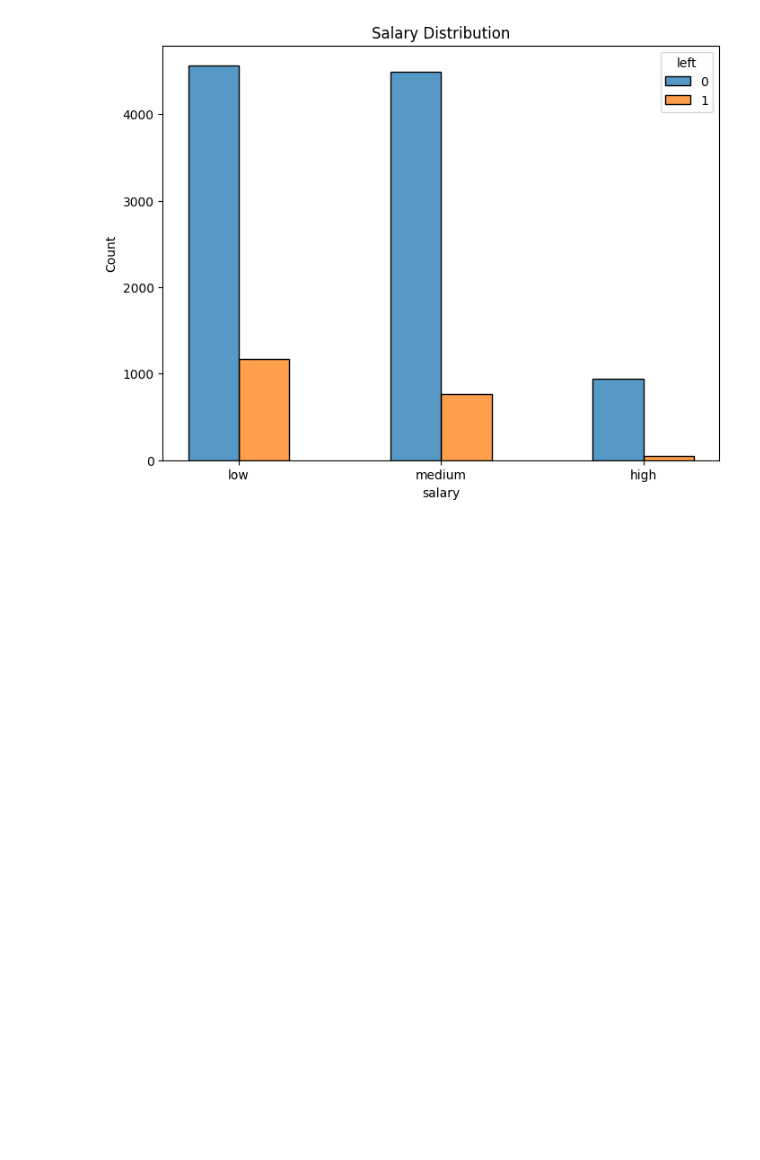
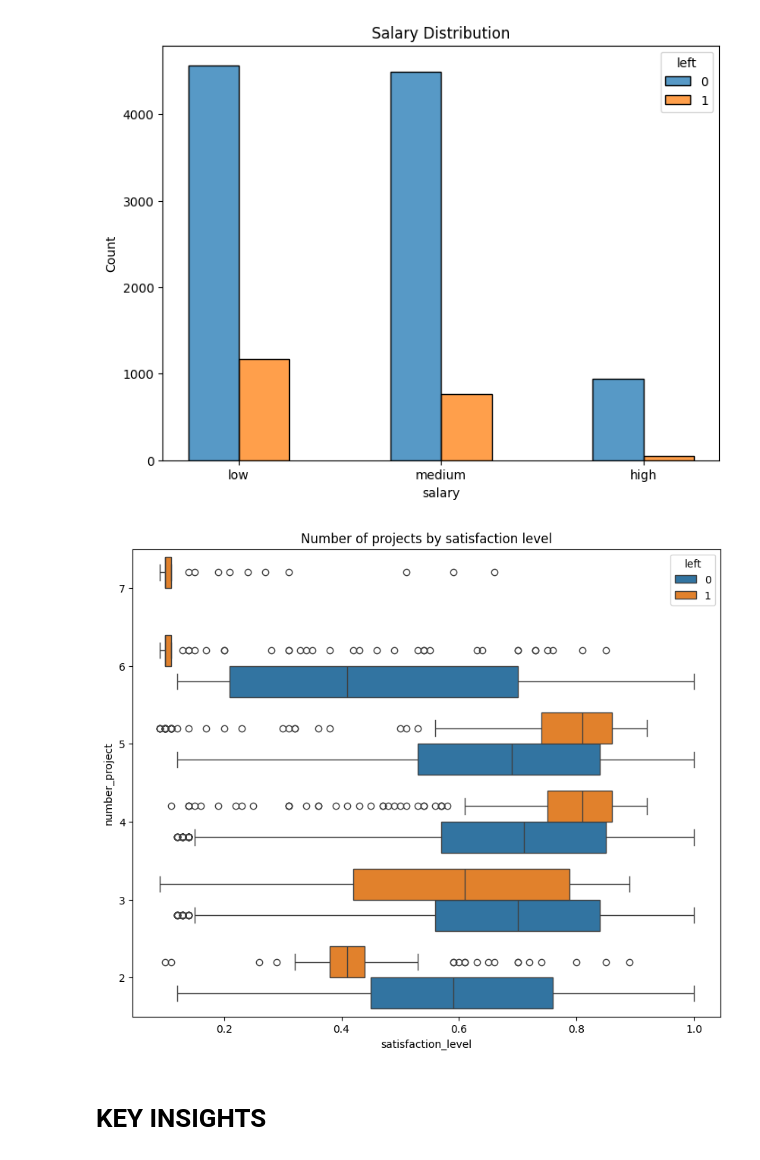
Before and after one commit to John-Kyalo/Employee-Churn-, a Jupyter notebook: Employee_Churn.ipynb, the cells around one changed output. Saved outputs shown, nothing was run; the diff lists cells and outputs as text; code cells hidden in the pictures; blank space fills up the shorter version.

```diff
--- a/Employee_Churn.ipynb
+++ b/Employee_Churn.ipynb
@@ -253,3 +253,13 @@ plt.title('Salary Distribution')
 plt.show()
 # %% [output]
 [figure]
+# %%
+plt.figure(figsize=(10,8))
+ax=sns.boxplot(x='satisfaction_level', y='number_project', data=df1, orient='h', hue='left')
+ax.invert_yaxis()
+plt.title('Number of projects by satisfaction level')
+plt.show()
+# %% [output]
+[figure, added]
+# %% [markdown]
+# **KEY INSIGHTS**
```
Also changed, not shown: parts of 1 cell of this notebook.
